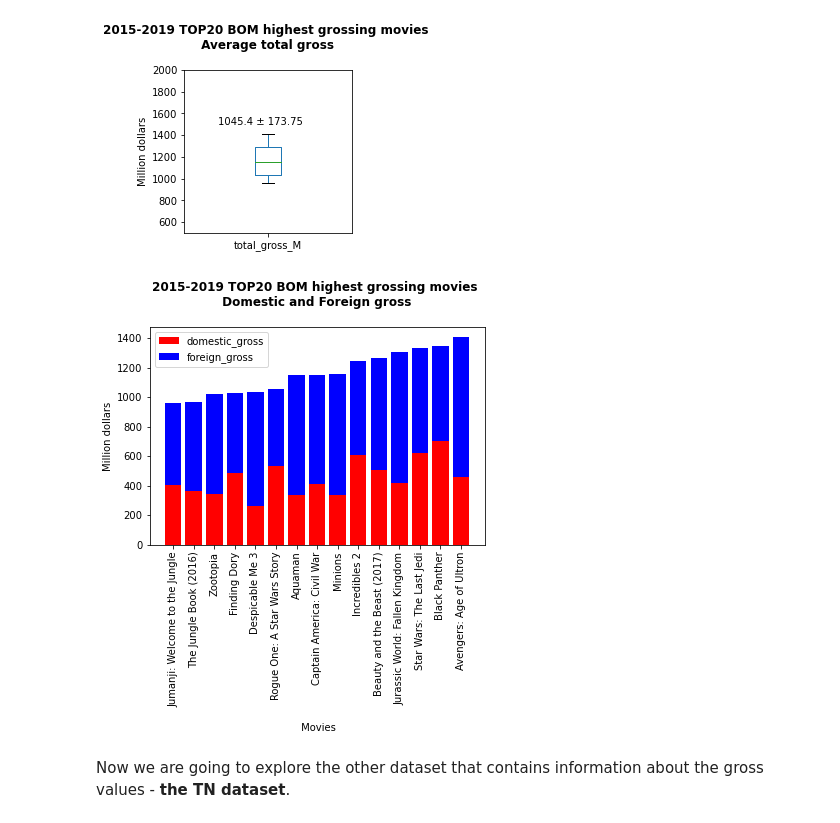
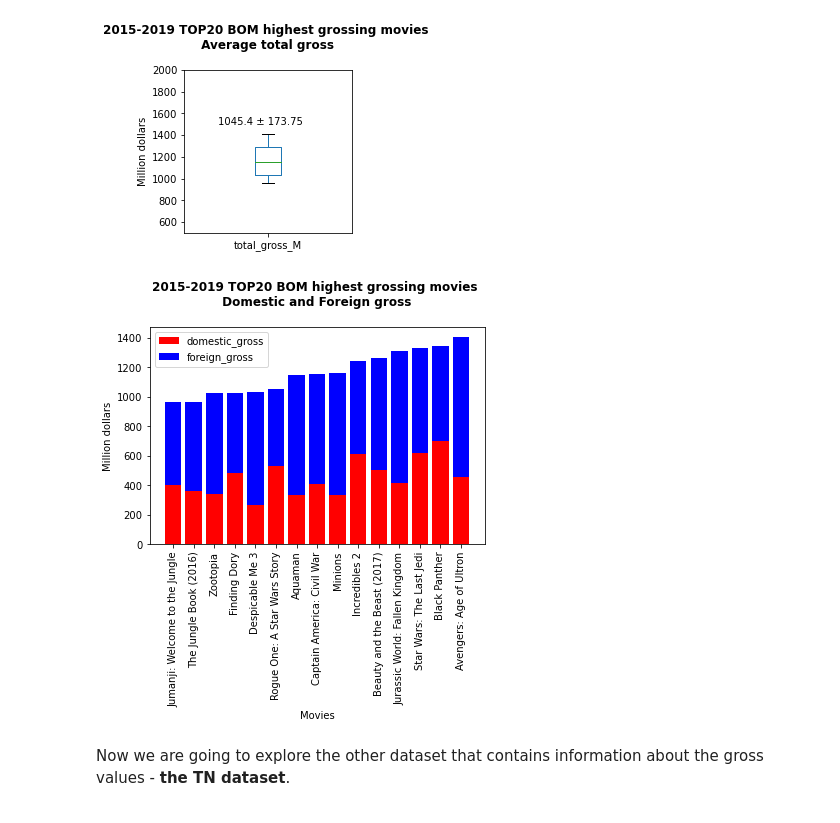
Before and after one commit to arecai/ari_first_attem, a Jupyter notebook: dsc-phase1-project-template.ipynb, the cells around one changed output. Cells and saved outputs as stored; diff of their text form; code cells hidden in the pictures.

```diff
--- a/dsc-phase1-project-template.ipynb
+++ b/dsc-phase1-project-template.ipynb
@@ -944,26 +946,26 @@ plt.savefig('./images/top20_BOM_totalgross_average.png')
 # %%
 #Let's represent the total gross by illustrating both the domestic and foreign gross.
 
 x = gross_top20['title']
 y1 = gross_top20['domestic_gross']/1000000
 y2 = gross_top20['foreign_gross']/1000000
 
 # plot bars in stack manner
 fig, ax = plt.subplots()
 plt.bar(x, y1, color='r')
 plt.bar(x, y2, bottom=y1, color='b')
 ax.set_ylabel('Million dollars')
-ax.set_xlabel('\n Movies')
+ax.set_xlabel('Movies')
 plt.legend(["domestic_gross", "foreign_gross"])
 
 
 plt.xticks(rotation=90)
 ax.set_title('2015-2019 TOP20 BOM highest grossing movies \n Domestic and Foreign gross \n', fontweight="bold")
 plt.savefig('./images/top20_BOM.png')
 
 plt.show();
 # %% [output]
-[figure, old version]
+[figure, new version]
 # %% [markdown]
 Now we are going to explore the other dataset that contains information about the gross values - **the TN dataset**.
 # %%
```
Also changed, not shown: parts of 14 cells of this notebook, 5 other files.
